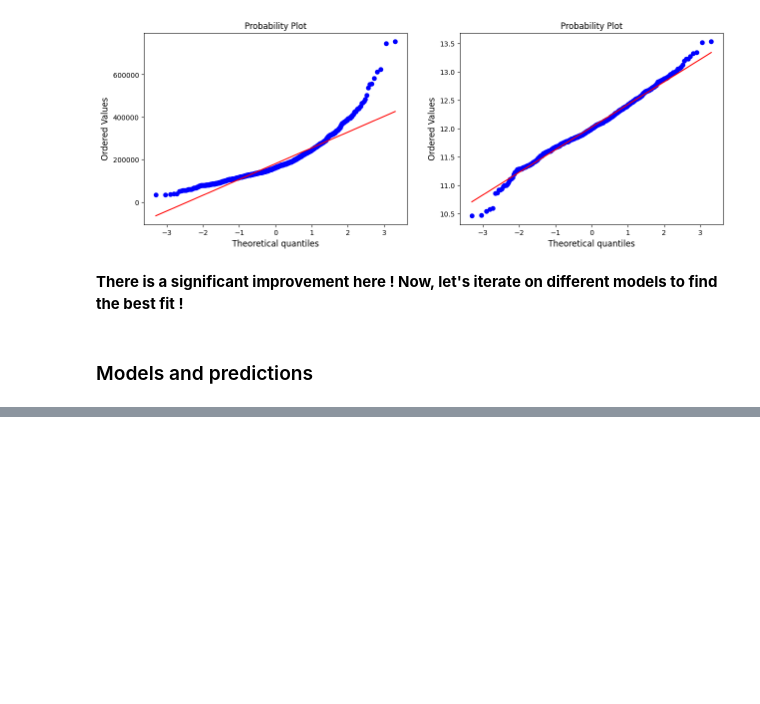
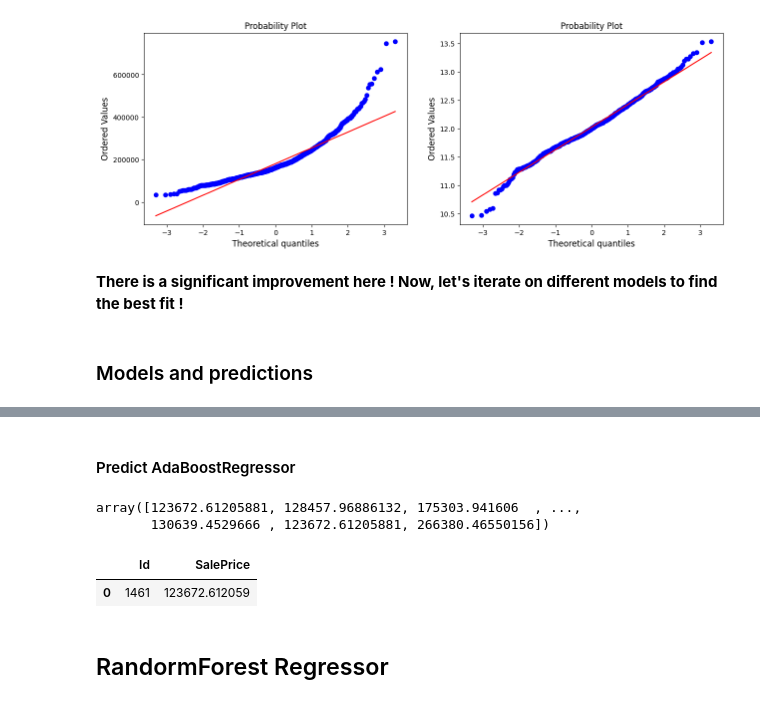
Before and after one commit to thpnt/houseprice, a Jupyter notebook: Untitled.ipynb, the cells around one changed output, grey strips where cells are left out. Cells and saved outputs as stored; diff of their text form; code cells hidden in the pictures; blank space fills up the shorter version.

```diff
--- a/Untitled.ipynb
+++ b/Untitled.ipynb
@@ -519,0 +561,18 @@ from sklearn.tree import DecisionTreeRegressor
+# %%
+# Build pipeline with estimator
+
+pipe = make_pipeline(preproc, AdaBoostRegressor())
+
+
+# Perform GridSearchCV to find best hyper params
+# For AdaBoost, we will work on number of estimators and learning rate
+
+params = {
+    'adaboostregressor__n_estimators' : [5, 7, 10, 12],
+    'adaboostregressor__learning_rate' : [0.3, 0.5, 0.7, 1]
+}
+
+search = GridSearchCV(pipe, params, scoring=rmsle, cv=5, n_jobs=-1, verbose=2)
+search.fit(X, y_log)
+
+search.best_estimator_
@@ -519,0 +598,4 @@ from sklearn.tree import DecisionTreeRegressor
+# %%
+#Fit our pipeline to our data
+adaboost_pipe = make_pipeline(preproc,AdaBoostRegressor(learning_rate=0.3, n_estimators=5))
+adaboost_pipe.fit(X, y_log)
@@ -519,0 +620,19 @@ from sklearn.tree import DecisionTreeRegressor
+# %% [markdown]
+#### Predict AdaBoostRegressor
+# %%
+y_pred_log = adaboost_pipe.predict(X_test)
+y_pred_adaboost = np.exp(y_pred_log)
+y_pred_adaboost
+# %% [output]
+array([123672.61205881, 128457.96886132, 175303.941606  , ...,
+       130639.4529666 , 123672.61205881, 266380.46550156])
+# %%
+# Export to Kaggle format submission in the `data` folder
+results = pd.concat([X_test_ids, pd.Series(y_pred_adaboost, name="SalePrice")], axis=1)
+results.to_csv("data/adaboost.csv", header=True, index=False)
+results.head(1)
+# %% [output]
+|  | Id | SalePrice |
+| 0 | 1461 | 123672.612059 |
+# %% [markdown]
+## RandormForest Regressor
```
Also changed, not shown: parts of 16 cells of this notebook.
